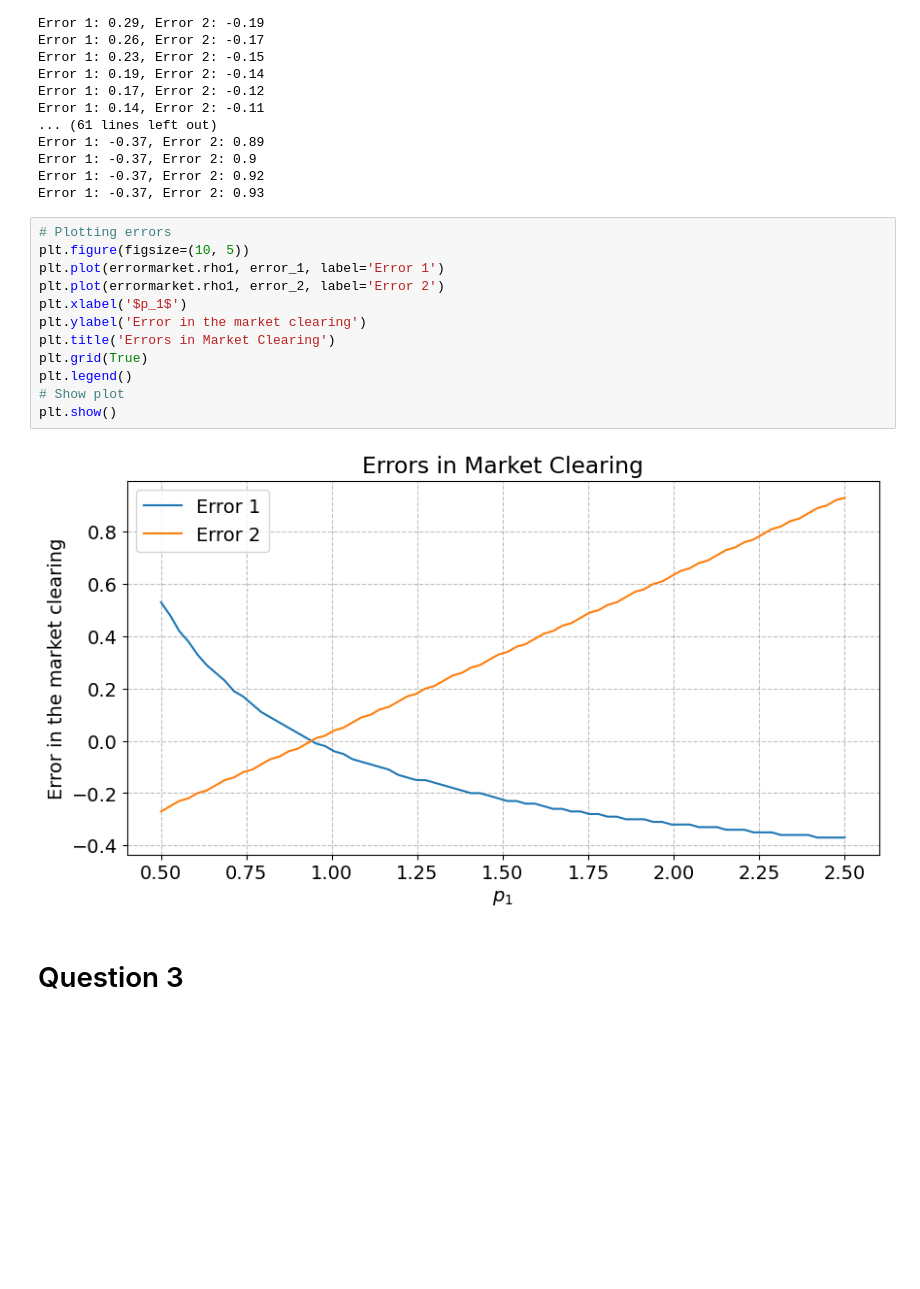
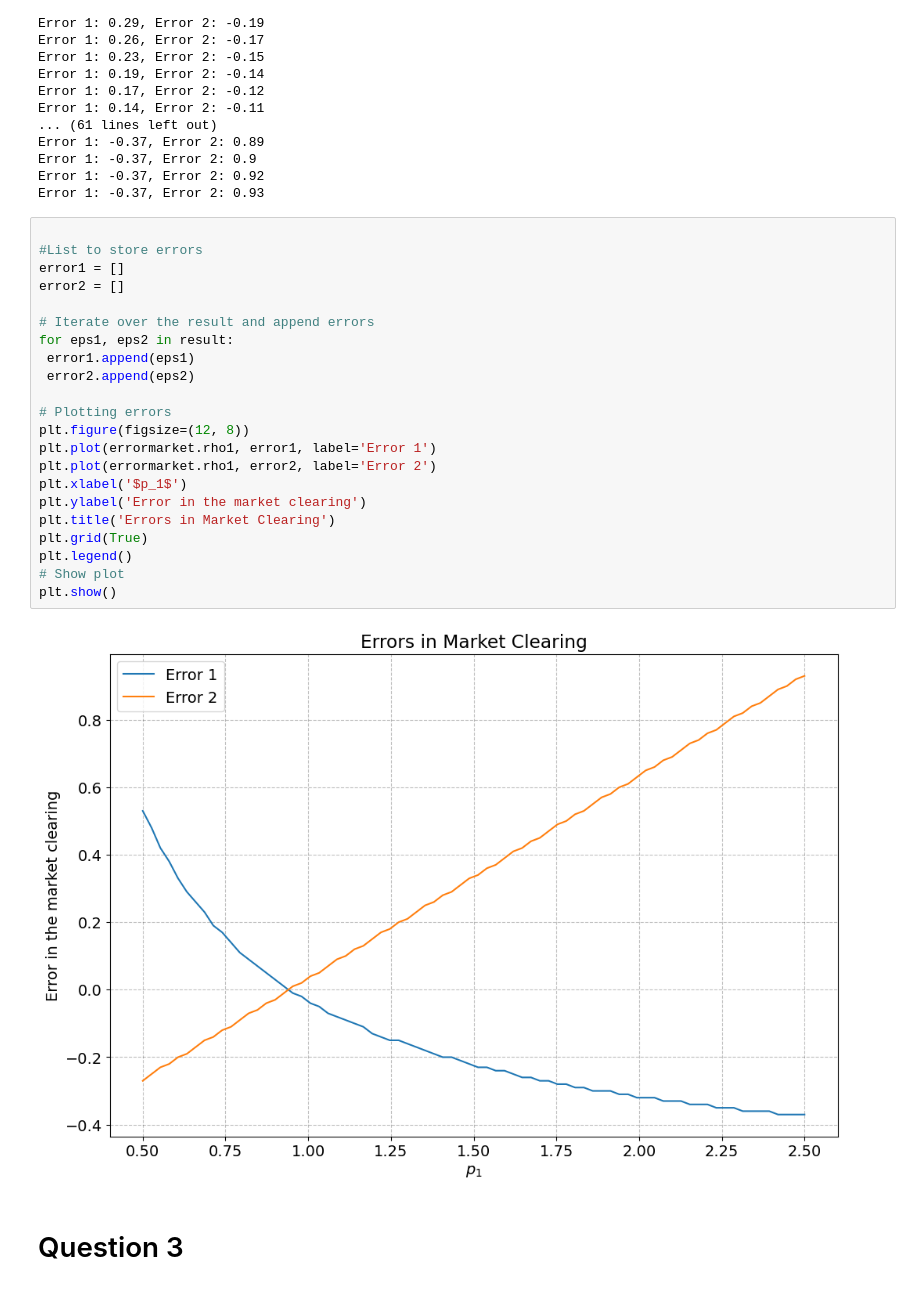
Before and after one commit to NumEconCopenhagen/projects-2024-sheng-og-anton, a Jupyter notebook: inauguralproject/inauguralproject.ipynb, the cells around one changed output. Drawn from its saved outputs; the diff is of its cells as text; blank space fills up the shorter version.

```diff
--- a/inauguralproject/inauguralproject.ipynb
+++ b/inauguralproject/inauguralproject.ipynb
@@ -89,19 +89,29 @@ Error 1: -0.37, Error 2: 0.9
 Error 1: -0.37, Error 2: 0.92
 Error 1: -0.37, Error 2: 0.93
 # %%
+
+#List to store errors
+error1 = []
+error2 = []
+
+# Iterate over the result and append errors
+for eps1, eps2 in result:
+ error1.append(eps1)
+ error2.append(eps2)
+
 # Plotting errors
-plt.figure(figsize=(10, 5))
-plt.plot(errormarket.rho1, error_1, label='Error 1')
-plt.plot(errormarket.rho1, error_2, label='Error 2')
+plt.figure(figsize=(12, 8))
+plt.plot(errormarket.rho1, error1, label='Error 1')
+plt.plot(errormarket.rho1, error2, label='Error 2')
 plt.xlabel('$p_1$')
 plt.ylabel('Error in the market clearing')
 plt.title('Errors in Market Clearing')
 plt.grid(True)
 plt.legend()
 # Show plot
 plt.show()
 # %% [output]
-[figure, old version]
+[figure, new version]
 # %% [markdown]
 # Question 3
 # %% [markdown]
```
